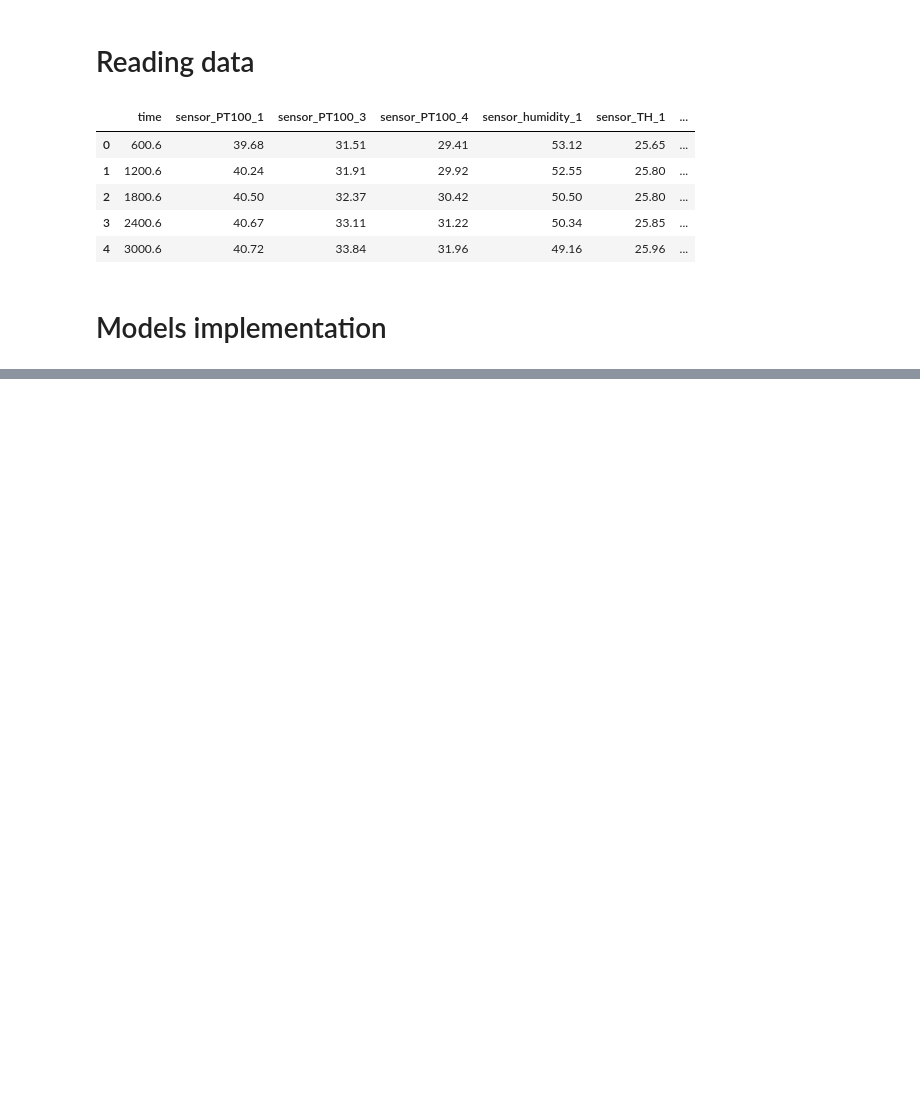
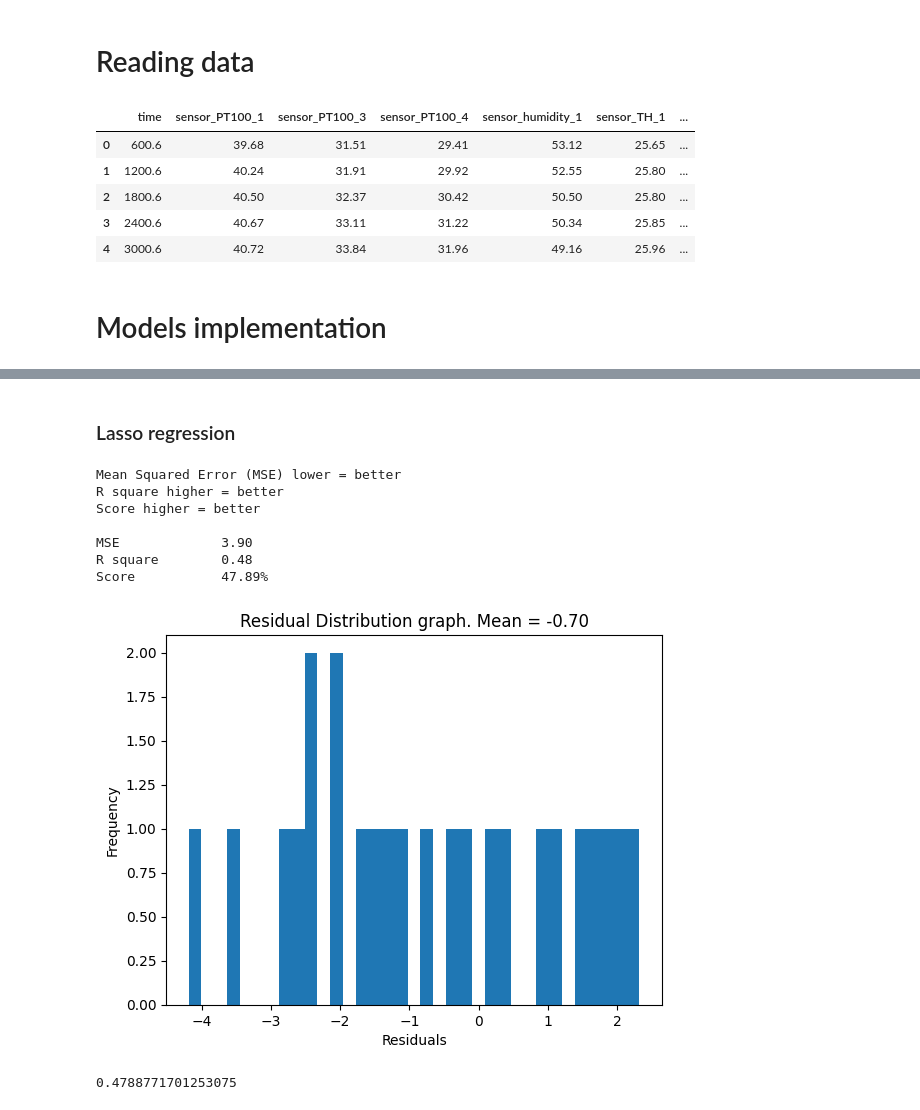
Before and after one commit to Raphael-Marchetti-Calciolari/projects-tcc-imt-2023, a Jupyter notebook: scripts/models.ipynb, the cells around one changed output, grey strips where cells are left out. Drawn from its saved outputs; the diff is of its cells as text; code cells hidden in the pictures; blank space fills up the shorter version.

```diff
--- a/scripts/models.ipynb
+++ b/scripts/models.ipynb
@@ -53,0 +112,19 @@ def model_summary(y_true, X_for_pred, model):
+# %% [markdown]
+### Lasso regression
+# %%
+from sklearn import linear_model
+
+model = linear_model.Lasso()
+model.fit(X_train, y_train)
+
+model_summary(y_test, X_test, model)
+# %% [output]
+Mean Squared Error (MSE) lower = better
+R square higher = better
+Score higher = better
+
+MSE             3.90
+R square        0.48
+Score           47.89%
+[figure, added]
+0.4788771701253075
```
Also changed, not shown: parts of 41 cells of this notebook, 1 other file.
